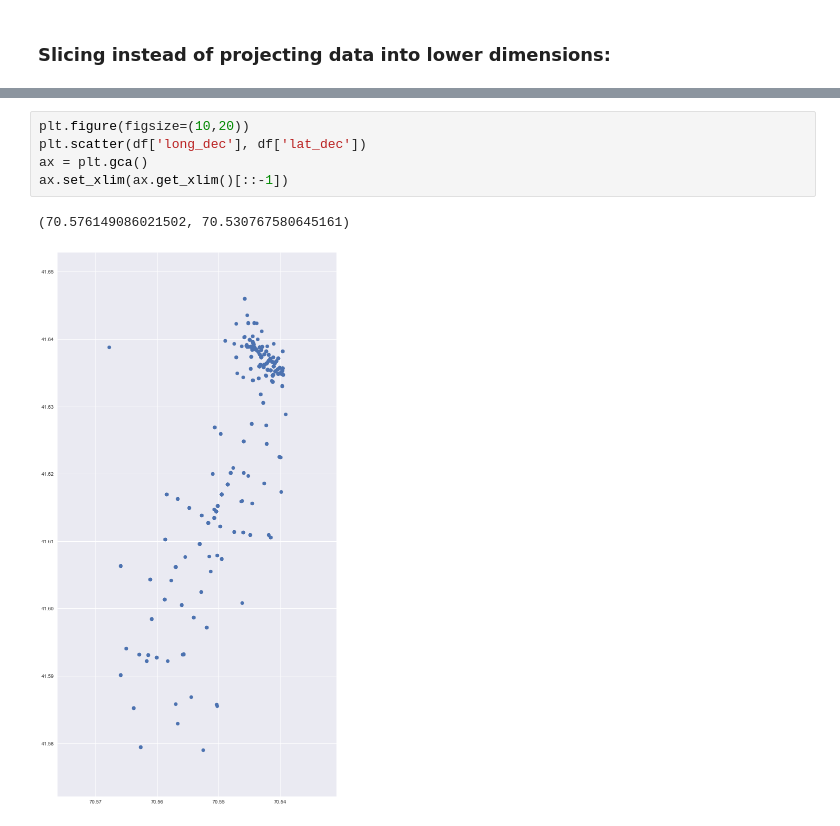
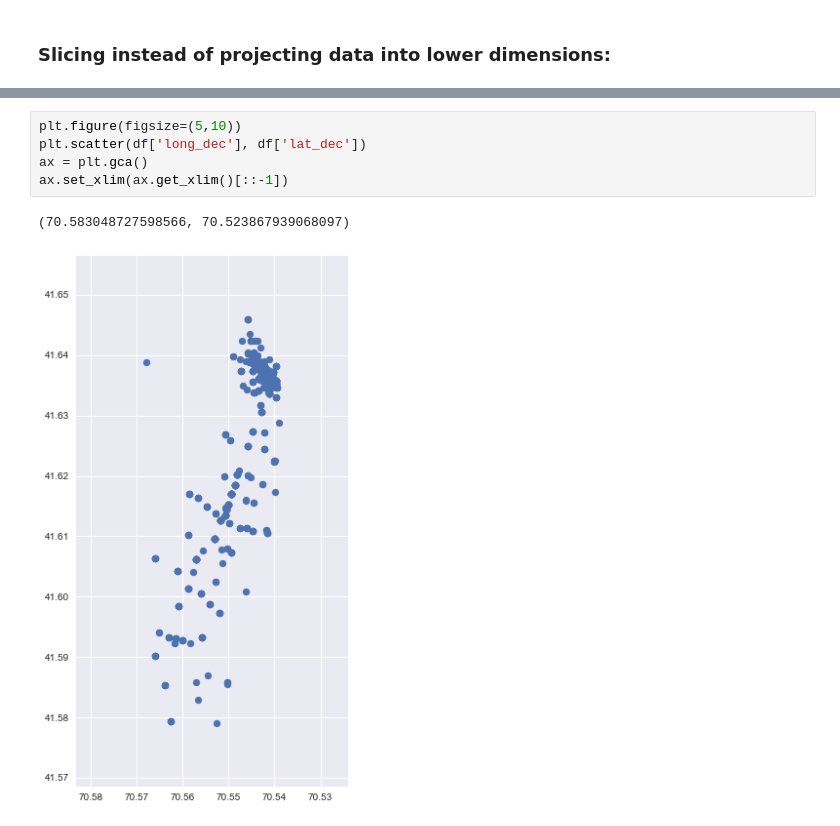
Before and after one commit to hritter0/Chemical_Spill_Regressions, a Jupyter notebook: Data Cleaning- Final.ipynb, the cells around one changed output, grey strips where cells are left out. Cells and saved outputs as stored; diff of their text form.

```diff
--- a/Data Cleaning- Final.ipynb
+++ b/Data Cleaning- Final.ipynb
@@ -1231,8 +1074,8 @@ df.mode()
 # %%
-plt.figure(figsize=(10,20))
+plt.figure(figsize=(5,10))
 plt.scatter(df['long_dec'], df['lat_dec'])
 ax = plt.gca()
 ax.set_xlim(ax.get_xlim()[::-1])
 # %% [output]
-(70.576149086021502, 70.530767580645161)
+(70.583048727598566, 70.523867939068097)
-[figure, old version]
+[figure, new version]
```
Also changed, not shown: parts of 71 cells of this notebook, 4 other files.
